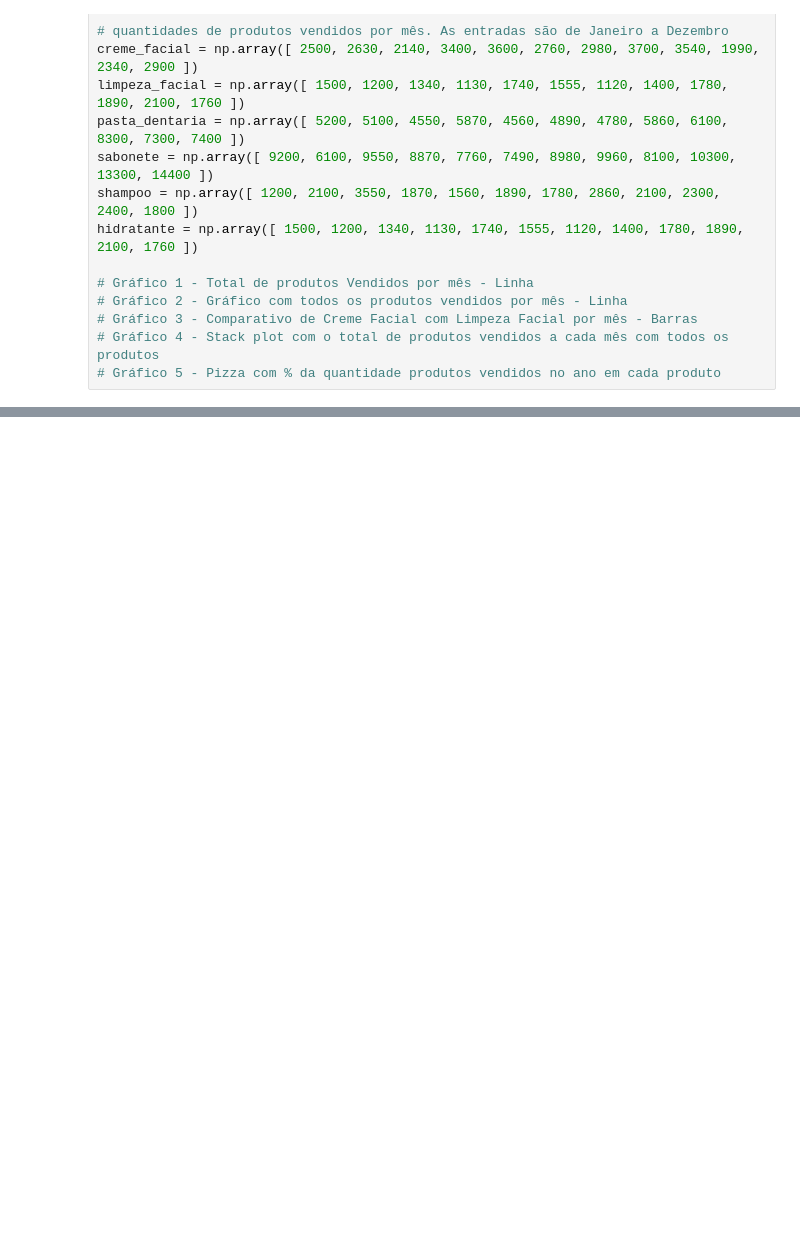
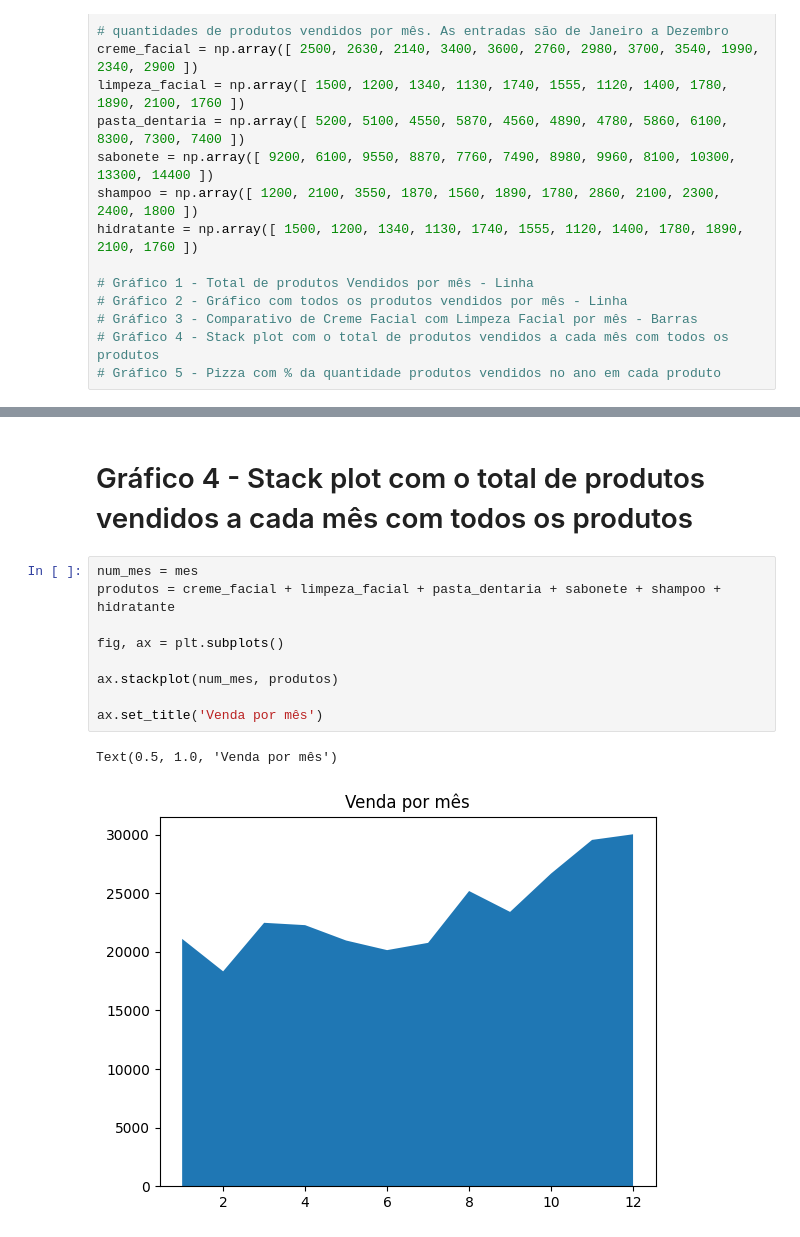
Before and after one commit to EricDonat0/exercicios-pi-iv, a Jupyter notebook: 3- Vendas matplot/Matplot.ipynb, the cells around one changed output, grey strips where cells are left out. Drawn from its saved outputs; the diff is of its cells as text; blank space fills up the shorter version.

```diff
--- a/3- Vendas matplot/Matplot.ipynb
+++ b/3- Vendas matplot/Matplot.ipynb
@@ -33,0 +64,14 @@ ax.plot(x, shampoo + hidratante)
+# %% [markdown]
+# Gráfico 4 - Stack plot com o total de produtos vendidos a cada mês com todos os produtos
+# %%
+num_mes = mes
+produtos = creme_facial + limpeza_facial + pasta_dentaria + sabonete + shampoo + hidratante
+
+fig, ax = plt.subplots()
+
+ax.stackplot(num_mes, produtos)
+
+ax.set_title('Venda por mês')
+# %% [output]
+Text(0.5, 1.0, 'Venda por mês')
+[figure, added]
```
Also changed, not shown: parts of 9 cells of this notebook.
